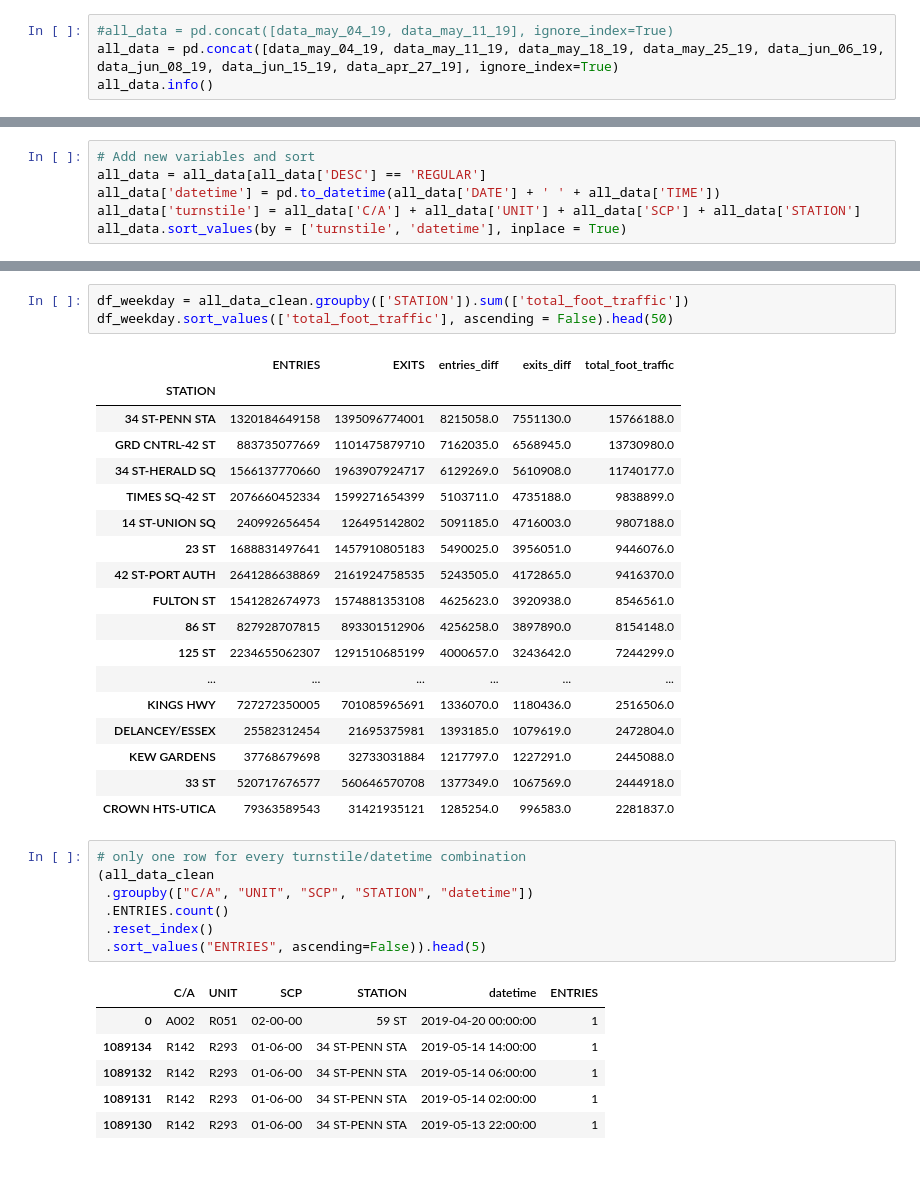
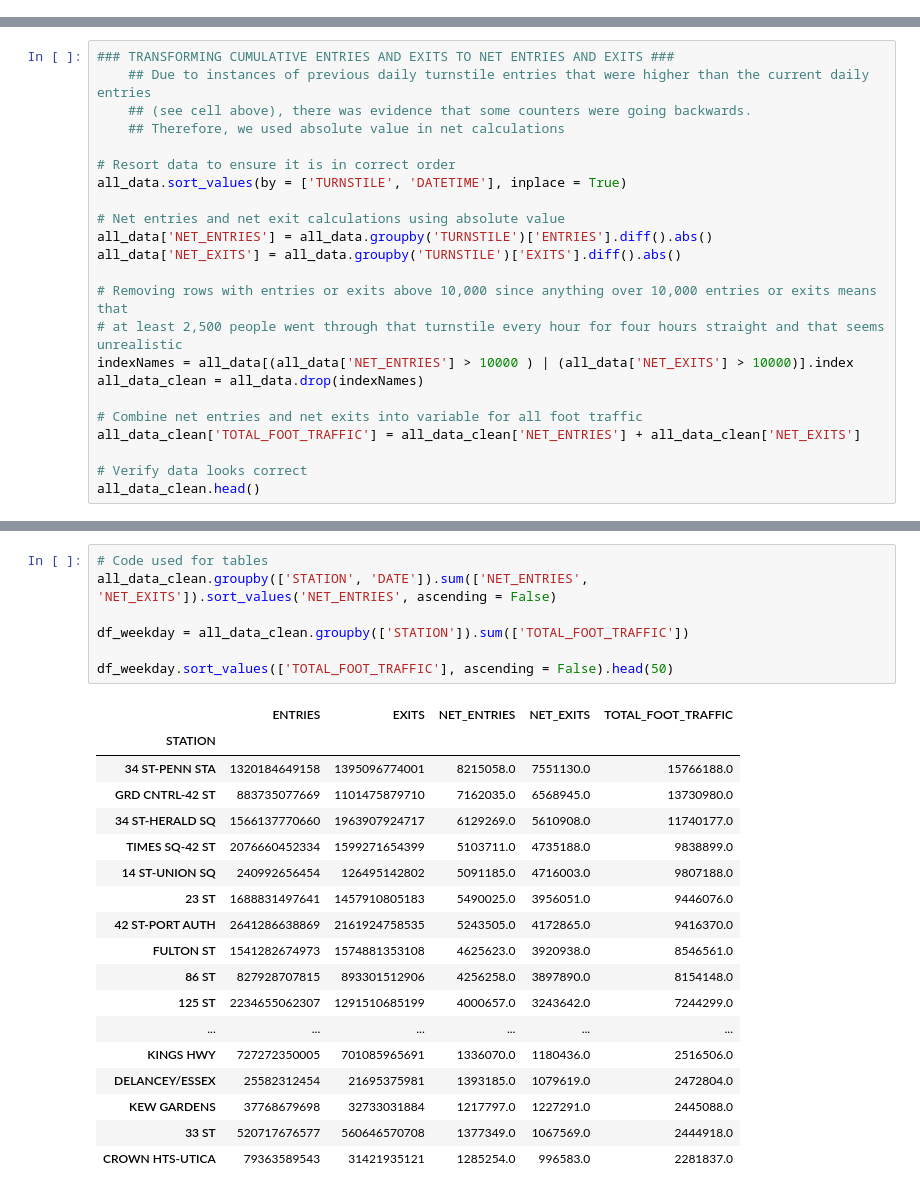
Before and after one commit to mvossbrinck/Metis_Project_1, a Jupyter notebook: EDA.ipynb, the cells around one changed output, grey strips where cells are left out. Saved outputs shown, nothing was run; the diff lists cells and outputs as text.

```diff
--- a/EDA.ipynb
+++ b/EDA.ipynb
@@ -13,4 +43,0 @@ data_apr_27_19 = pd.read_csv("http://web.mta.info/developers/data/nyct/turnstile
-# %%
-#all_data = pd.concat([data_may_04_19, data_may_11_19], ignore_index=True)
-all_data = pd.concat([data_may_04_19, data_may_11_19, data_may_18_19, data_may_25_19, data_jun_06_19, data_jun_08_19, data_jun_15_19, data_apr_27_19], ignore_index=True)
-all_data.info()
@@ -36,6 +43,0 @@ memory usage: 137.7+ MB
-# %%
-# Add new variables and sort
-all_data = all_data[all_data['DESC'] == 'REGULAR']
-all_data['datetime'] = pd.to_datetime(all_data['DATE'] + ' ' + all_data['TIME'])
-all_data['turnstile'] = all_data['C/A'] + all_data['UNIT'] + all_data['SCP'] + all_data['STATION']
-all_data.sort_values(by = ['turnstile', 'datetime'], inplace = True)
@@ -74,0 +109,23 @@ all_data_clean.head(25)
+# %%
+### TRANSFORMING CUMULATIVE ENTRIES AND EXITS TO NET ENTRIES AND EXITS ###
+    ## Due to instances of previous daily turnstile entries that were higher than the current daily entries
+    ## (see cell above), there was evidence that some counters were going backwards.
+    ## Therefore, we used absolute value in net calculations
+
+# Resort data to ensure it is in correct order
+all_data.sort_values(by = ['TURNSTILE', 'DATETIME'], inplace = True)
+
+# Net entries and net exit calculations using absolute value
+all_data['NET_ENTRIES'] = all_data.groupby('TURNSTILE')['ENTRIES'].diff().abs()
+all_data['NET_EXITS'] = all_data.groupby('TURNSTILE')['EXITS'].diff().abs()
+
+# Removing rows with entries or exits above 10,000 since anything over 10,000 entries or exits means that
+# at least 2,500 people went through that turnstile every hour for four hours straight and that seems unrealistic
+indexNames = all_data[(all_data['NET_ENTRIES'] > 10000 ) | (all_data['NET_EXITS'] > 10000)].index
+all_data_clean = all_data.drop(indexNames)
+
+# Combine net entries and net exits into variable for all foot traffic
+all_data_clean['TOTAL_FOOT_TRAFFIC'] = all_data_clean['NET_ENTRIES'] + all_data_clean['NET_EXITS']
+
+# Verify data looks correct
+all_data_clean.head()
@@ -75,8 +139,12 @@ all_data_clean.head(25)
 # %%
-df_weekday = all_data_clean.groupby(['STATION']).sum(['total_foot_traffic'])
-df_weekday.sort_values(['total_foot_traffic'], ascending = False).head(50)
+# Code used for tables
+all_data_clean.groupby(['STATION', 'DATE']).sum(['NET_ENTRIES', 'NET_EXITS']).sort_values('NET_ENTRIES', ascending = False)
+
+df_weekday = all_data_clean.groupby(['STATION']).sum(['TOTAL_FOOT_TRAFFIC'])
+
+df_weekday.sort_values(['TOTAL_FOOT_TRAFFIC'], ascending = False).head(50)
 # %% [output]
-|  | ENTRIES | EXITS | entries_diff | exits_diff | total_foot_traffic |
+|  | ENTRIES | EXITS | NET_ENTRIES | NET_EXITS | TOTAL_FOOT_TRAFFIC |
 | STATION |  |  |  |  |  |
 | 34 ST-PENN STA | 1320184649158 | 1395096774001 | 8215058.0 | 7551130.0 | 15766188.0 |
 | GRD CNTRL-42 ST | 883735077669 | 1101475879710 | 7162035.0 | 6568945.0 | 13730980.0 |
@@ -94,17 +162,3 @@ df_weekday.sort_values(['total_foot_traffic'], ascending = False).head(50)
 | KEW GARDENS | 37768679698 | 32733031884 | 1217797.0 | 1227291.0 | 2445088.0 |
 | 33 ST | 520717676577 | 560646570708 | 1377349.0 | 1067569.0 | 2444918.0 |
 | CROWN HTS-UTICA | 79363589543 | 31421935121 | 1285254.0 | 996583.0 | 2281837.0 |
-# %%
-# only one row for every turnstile/datetime combination
-(all_data_clean
- .groupby(["C/A", "UNIT", "SCP", "STATION", "datetime"])
- .ENTRIES.count()
- .reset_index()
- .sort_values("ENTRIES", ascending=False)).head(5)
-# %% [output]
-|  | C/A | UNIT | SCP | STATION | datetime | ENTRIES |
-| 0 | A002 | R051 | 02-00-00 | 59 ST | 2019-04-20 00:00:00 | 1 |
-| 1089134 | R142 | R293 | 01-06-00 | 34 ST-PENN STA | 2019-05-14 14:00:00 | 1 |
-| 1089132 | R142 | R293 | 01-06-00 | 34 ST-PENN STA | 2019-05-14 06:00:00 | 1 |
-| 1089131 | R142 | R293 | 01-06-00 | 34 ST-PENN STA | 2019-05-14 02:00:00 | 1 |
-| 1089130 | R142 | R293 | 01-06-00 | 34 ST-PENN STA | 2019-05-13 22:00:00 | 1 |
```
Also changed, not shown: parts of 8 cells of this notebook.
